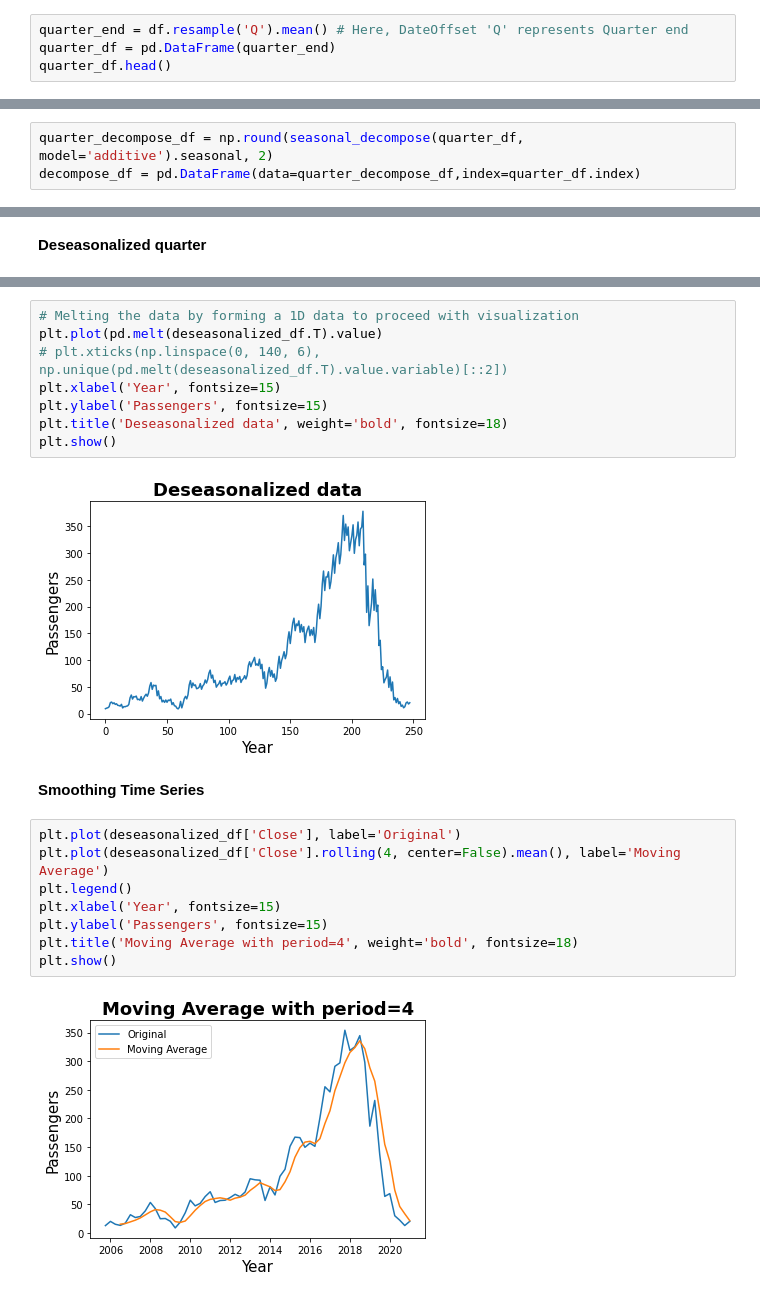
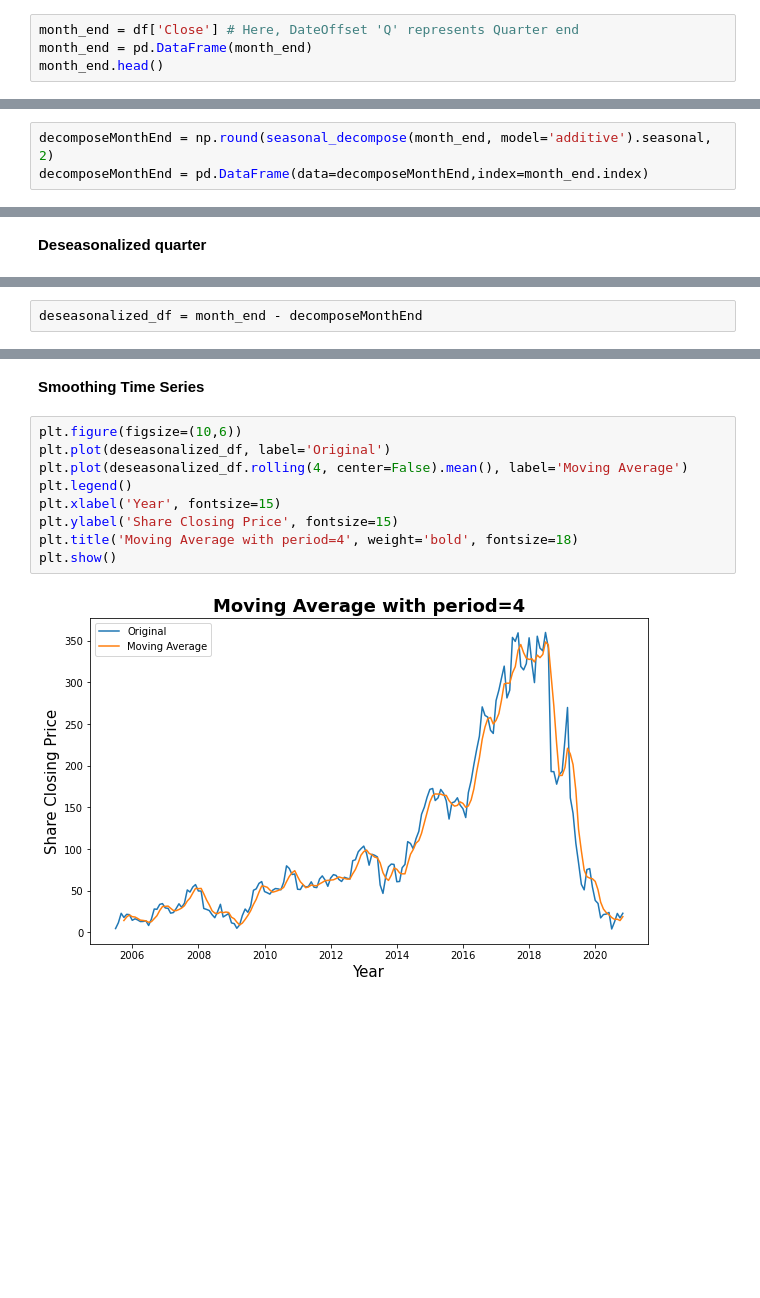
Before and after one commit to sudeep-009/Share-Price-Prediction, a Jupyter notebook: StockMarketPricePrediction.ipynb, the cells around one changed output, grey strips where cells are left out. Drawn from its saved outputs; the diff is of its cells as text; blank space fills up the shorter version.

```diff
--- a/StockMarketPricePrediction.ipynb
+++ b/StockMarketPricePrediction.ipynb
@@ -224,5 +181,5 @@ plt.show()
 # %%
-quarter_end = df.resample('Q').mean() # Here, DateOffset 'Q' represents Quarter end
-quarter_df = pd.DataFrame(quarter_end)
-quarter_df.head()
+month_end = df['Close'] # Here, DateOffset 'Q' represents Quarter end
+month_end = pd.DataFrame(month_end)
+month_end.head()
 # %% [output]
@@ -236,4 +193,4 @@ quarter_df.head()
 # %%
-quarter_decompose_df = np.round(seasonal_decompose(quarter_df, model='additive').seasonal, 2)
-decompose_df = pd.DataFrame(data=quarter_decompose_df,index=quarter_df.index)
+decomposeMonthEnd = np.round(seasonal_decompose(month_end, model='additive').seasonal, 2)
+decomposeMonthEnd = pd.DataFrame(data=decomposeMonthEnd,index=month_end.index)
 # %%
@@ -253,2 +208,4 @@ deseasonalized_df = quarter_df - decompose_df
+# %%
+deseasonalized_df = month_end - decomposeMonthEnd
 # %%
 plt.figure(figsize=(10,6))
@@ -262,23 +219,14 @@ plt.show()
-# %%
-# Melting the data by forming a 1D data to proceed with visualization
-plt.plot(pd.melt(deseasonalized_df.T).value)
-# plt.xticks(np.linspace(0, 140, 6), np.unique(pd.melt(deseasonalized_df.T).value.variable)[::2])
-plt.xlabel('Year', fontsize=15)
-plt.ylabel('Passengers', fontsize=15)
-plt.title('Deseasonalized data', weight='bold', fontsize=18)
-plt.show()
-# %% [output]
-[figure, removed]
 # %% [markdown]
 **Smoothing Time Series**
 # %%
-plt.plot(deseasonalized_df['Close'], label='Original')
-plt.plot(deseasonalized_df['Close'].rolling(4, center=False).mean(), label='Moving Average')
+plt.figure(figsize=(10,6))
+plt.plot(deseasonalized_df, label='Original')
+plt.plot(deseasonalized_df.rolling(4, center=False).mean(), label='Moving Average')
 plt.legend()
 plt.xlabel('Year', fontsize=15)
-plt.ylabel('Passengers', fontsize=15)
+plt.ylabel('Share Closing Price', fontsize=15)
 plt.title('Moving Average with period=4', weight='bold', fontsize=18)
 plt.show()
 # %% [output]
-[figure, old version]
+[figure, new version]
 # %%
```
Also changed, not shown: parts of 19 cells of this notebook.
